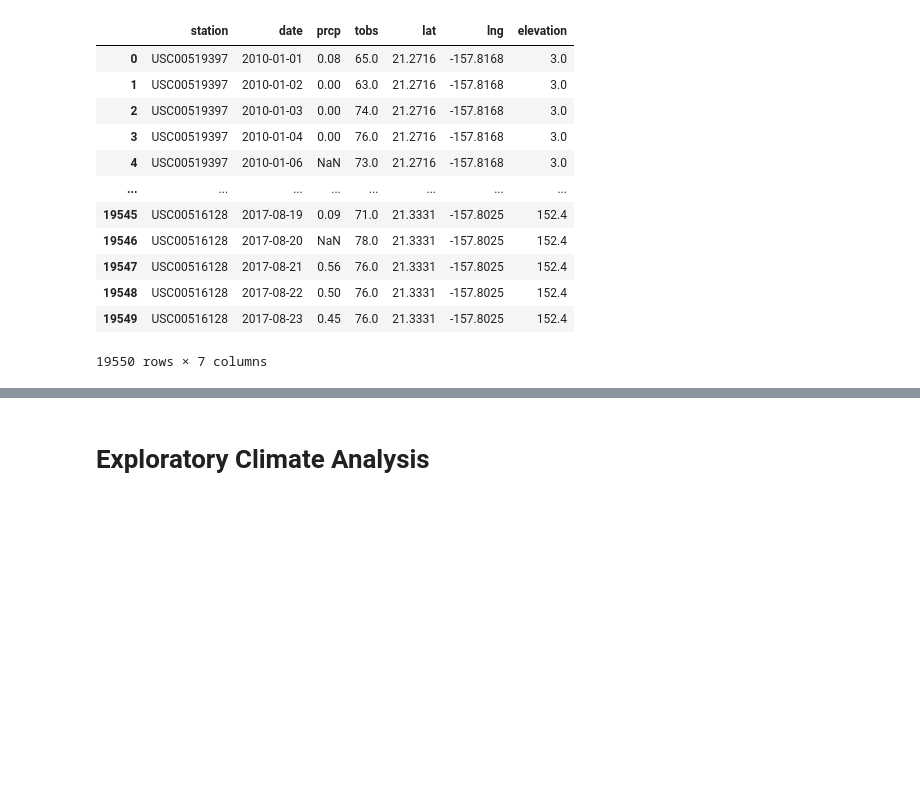
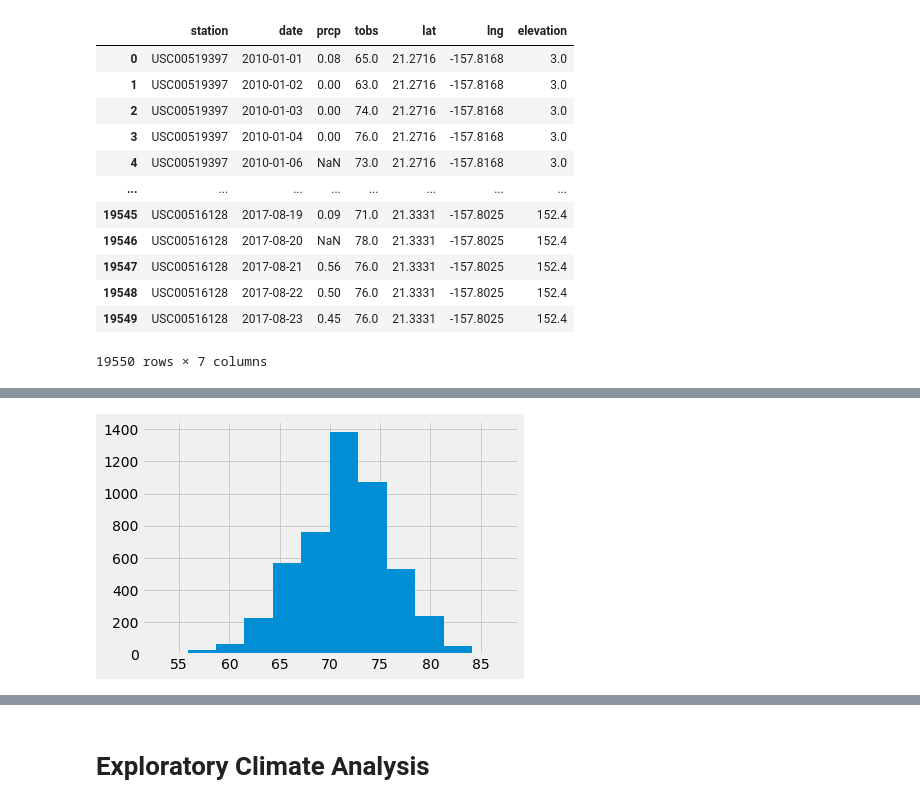
Before and after one commit to anPerger/SQL_alchemy_hw, a Jupyter notebook: climate_starter.ipynb, the cells around one changed output, grey strips where cells are left out. Cells and saved outputs as stored; diff of their text form; code cells hidden in the pictures; blank space fills up the shorter version.

```diff
--- a/climate_starter.ipynb
+++ b/climate_starter.ipynb
@@ -177,0 +195,2 @@ measurement_station_frame
+# %%
+measurement_station_frame['date']= pd.to_datetime(measurement_station_frame['date'])
@@ -177,0 +214,3 @@ measurement_station_frame
+# %%
+last_year = measurement_station_frame.set_index('date').last("12M")
+last_year
@@ -177,0 +302,6 @@ measurement_station_frame
+# %%
+year_tobs = last_year['tobs']
+plt.hist(year_tobs, bins=12)
+plt.show()
+# %% [output]
+[figure, added]
```
Also changed, not shown: parts of 10 cells of this notebook.
